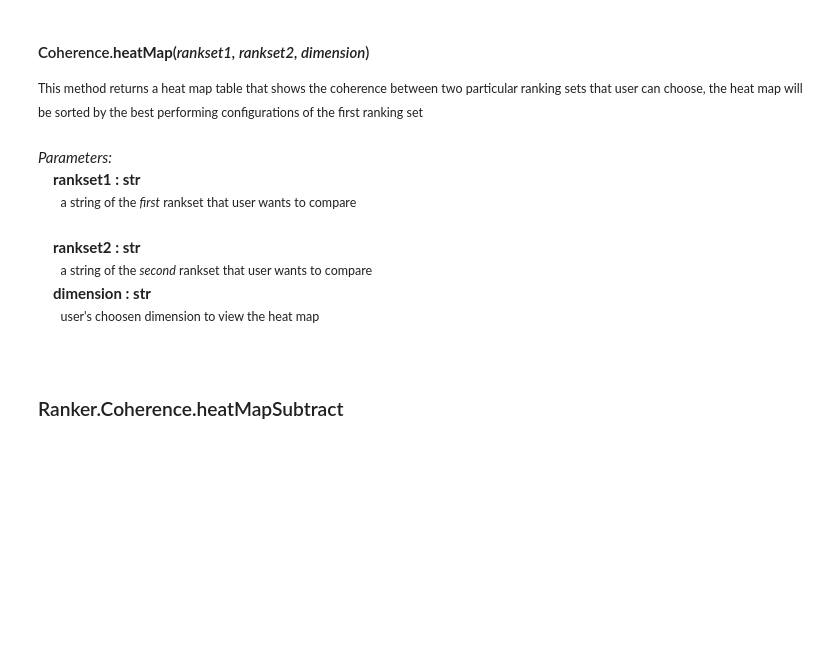
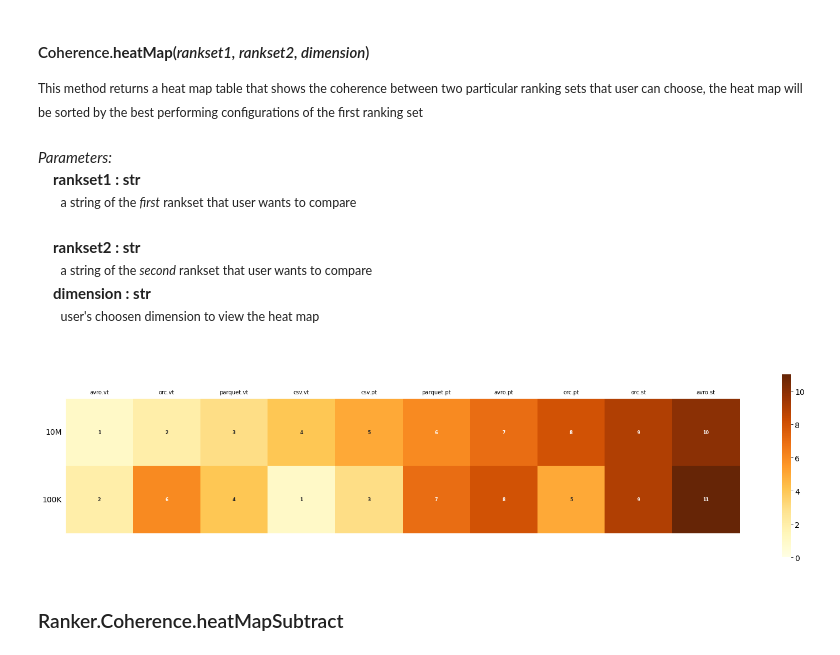
Before and after one commit to DataSystemsGroupUT/PAPyA, a Jupyter notebook: UI Module_Development/Experiments/BenchRanker_twoDimensions.ipynb, the cells around one changed output. Cells and saved outputs as stored; diff of their text form; code cells hidden in the pictures; blank space fills up the shorter version.

```diff
--- a/UI Module_Development/Experiments/BenchRanker_twoDimensions.ipynb
+++ b/UI Module_Development/Experiments/BenchRanker_twoDimensions.ipynb
@@ -390,7 +419,7 @@ conf.configurationQueryRanks(dimension = 'schemas', mode = 1)
 from Ranker import Coherence
 
 coherence_set = ['schemas', 'storage', 'paretoQ', 'paretoAgg']
-coh = Coherence(config_watdiv, logs_watdiv,coherence_set)
+coh = Coherence(config_sp2bench, logs_sp2bench,coherence_set)
 # %% [markdown]
 ### Ranker.Coherence.run
 # %% [markdown]
@@ -403,4 +432,4 @@ coh = Coherence(config_watdiv, logs_watdiv,coherence_set)
 &emsp;&emsp;<small>a string of the _second_ rankset that user wants to compare</small><br>
 # %%
 #example of coherence scores for all ranking criterions by comparing 100M ranking set with 250M ranking set
-coh.run('100M', '250M')
+coh.run('10M', '100K')
@@ -417,7 +452,9 @@ coh.run('100M', '250M')
 &emsp; <b>dimension : str</b><br>
 &emsp;&emsp;<small>user's choosen dimension to view the heat map</small><br><br>
 # %%
-coh.heatMap('100M', "250M", dimension='paretoAgg')
+coh.heatMap('10M', "100K", dimension='schemas')
+# %% [output]
+[figure, added]
 # %% [markdown]
 ### Ranker.Coherence.heatMapSubtract
 # %% [markdown]
```
Also changed, not shown: parts of 23 cells of this notebook, 8 other files.
